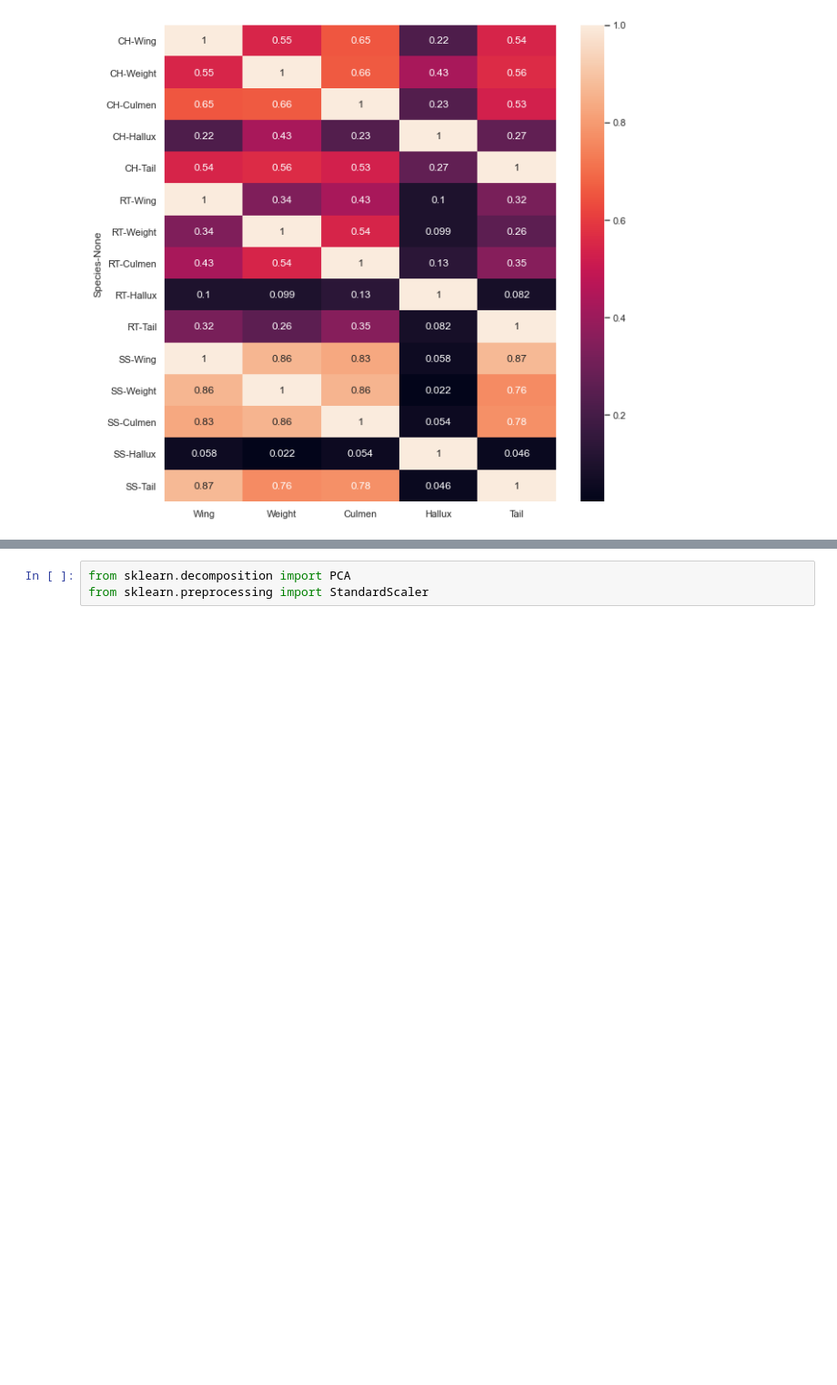
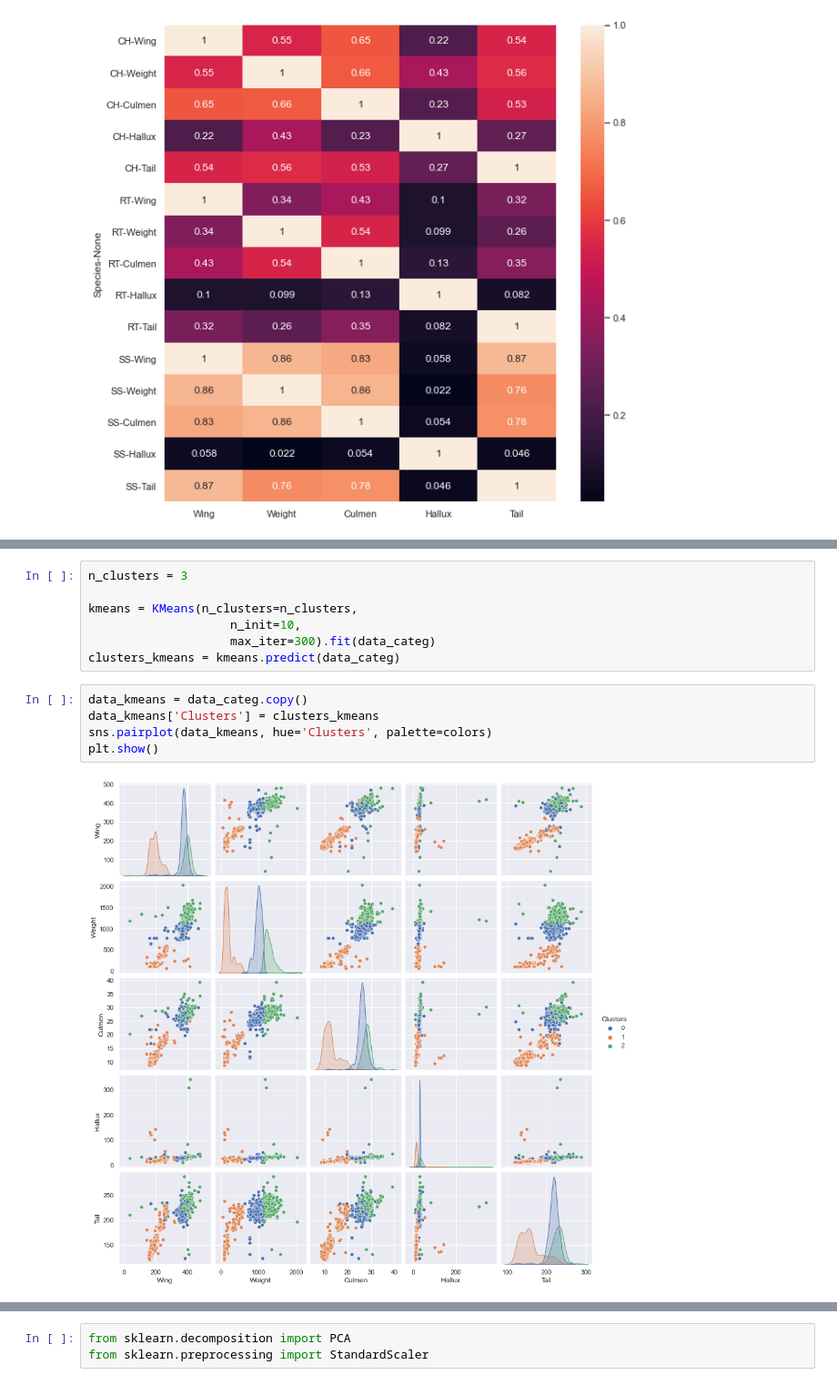
Before and after one commit to BaptisteMahe/ECMDataInterpretation, a Jupyter notebook: Projet-faucons.ipynb, the cells around one changed output, grey strips where cells are left out. Shown at 91% size. Cells and saved outputs as stored; diff of their text form; blank space fills up the shorter version.

```diff
--- a/Projet-faucons.ipynb
+++ b/Projet-faucons.ipynb
@@ -211,0 +279,14 @@ Nous allons remplacer les **NaN** dans notre dataset par la moyenne de la colonn
+# %%
+n_clusters = 3
+
+kmeans = KMeans(n_clusters=n_clusters,
+                    n_init=10,
+                    max_iter=300).fit(data_categ)
+clusters_kmeans = kmeans.predict(data_categ)
+# %%
+data_kmeans = data_categ.copy()
+data_kmeans['Clusters'] = clusters_kmeans
+sns.pairplot(data_kmeans, hue='Clusters', palette=colors)
+plt.show()
+# %% [output]
+[figure, added]
```
Also changed, not shown: parts of 27 cells of this notebook.
